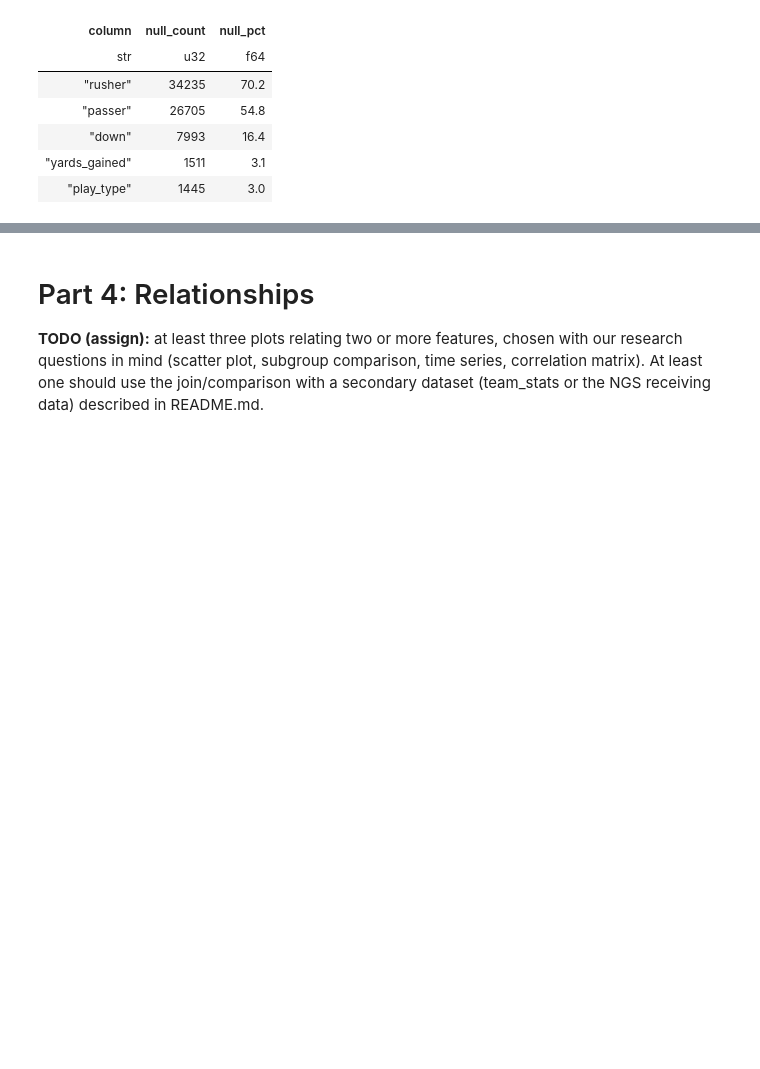
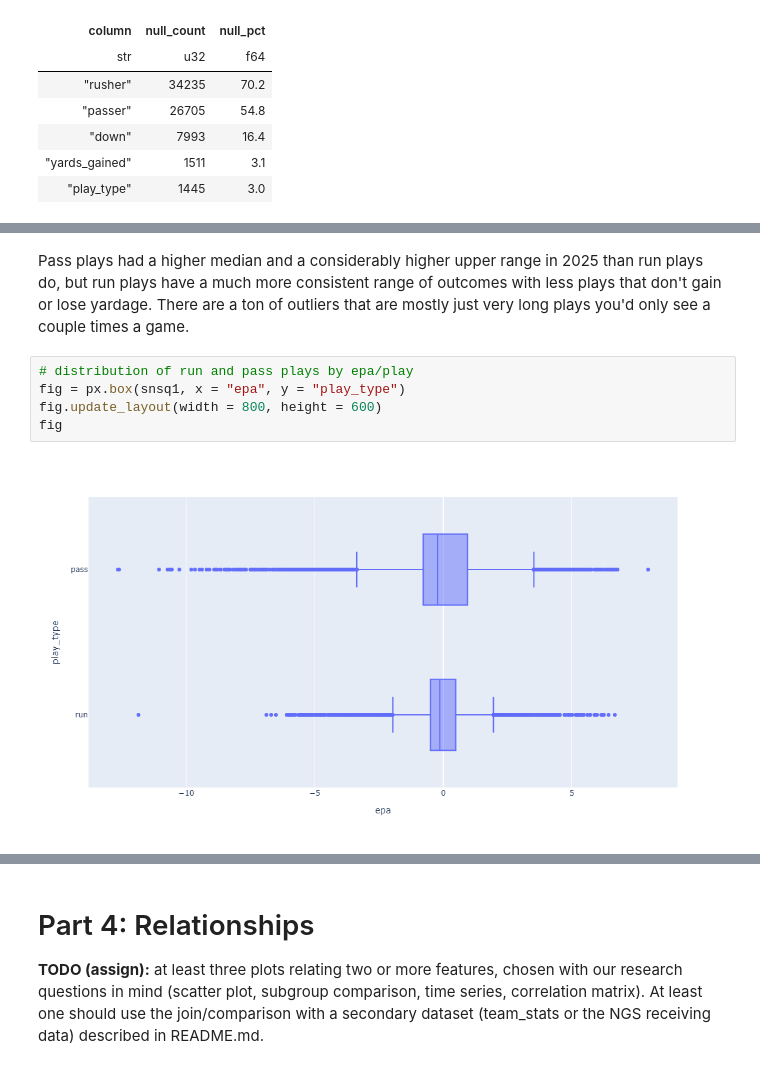
Before and after one commit to acimma3/cs418-football, a Jupyter notebook: eda.ipynb, the cells around one changed output, grey strips where cells are left out. Drawn from its saved outputs; the diff is of its cells as text; blank space fills up the shorter version.

```diff
--- a/eda.ipynb
+++ b/eda.ipynb
@@ -275,0 +287,9 @@ Label axes at a readable size and watch for overplotting.
+# %% [markdown]
+Pass plays had a higher median and a considerably higher upper range in 2025 than run plays do, but run plays have a much more consistent range of outcomes with less plays that don't gain or lose yardage. There are a ton of outliers that are mostly just very long plays you'd only see a couple times a game.
+# %%
+# distribution of run and pass plays by epa/play
+fig = px.box(snsq1, x = "epa", y = "play_type")
+fig.update_layout(width = 800, height = 600)
+fig
+# %% [output]
+[figure, added]
```
Also changed, not shown: parts of 37 cells of this notebook.
